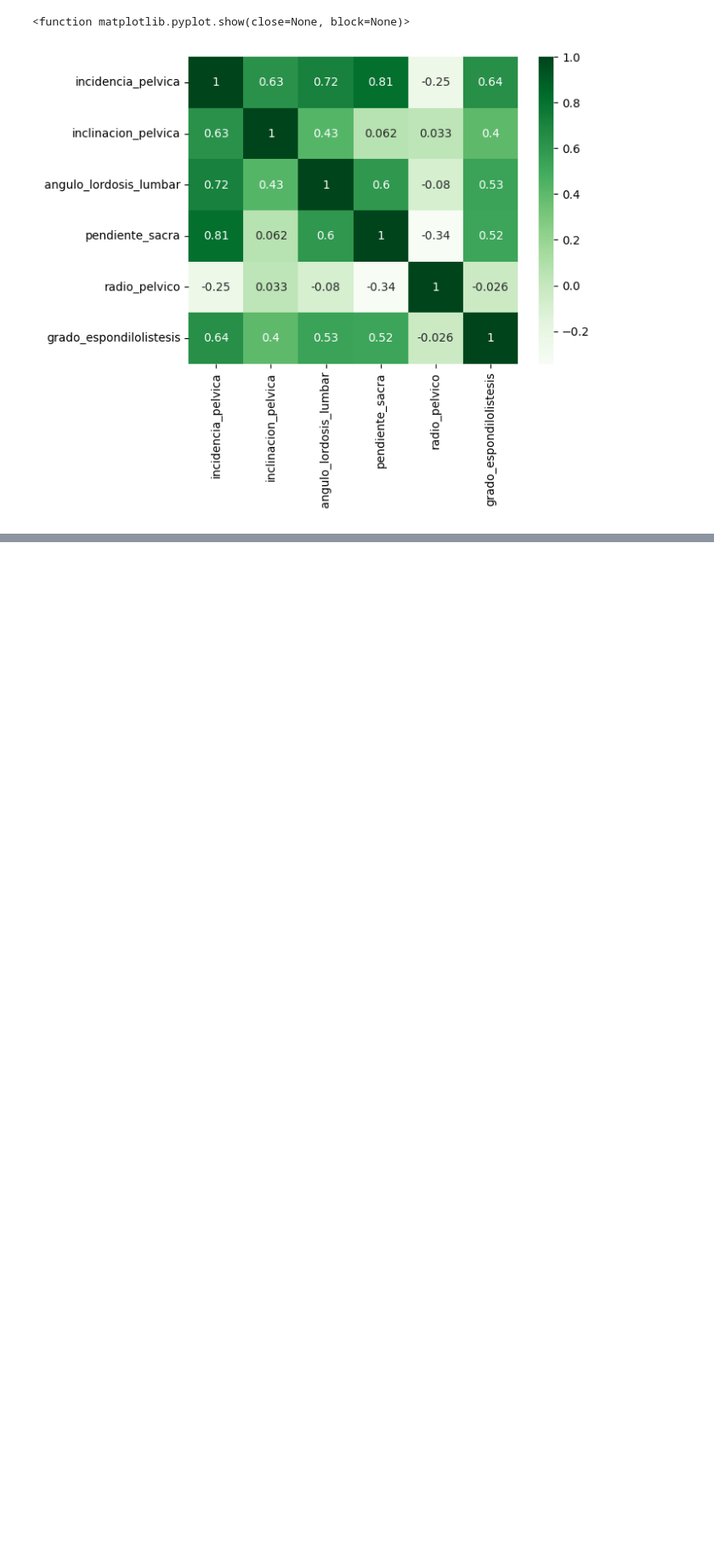
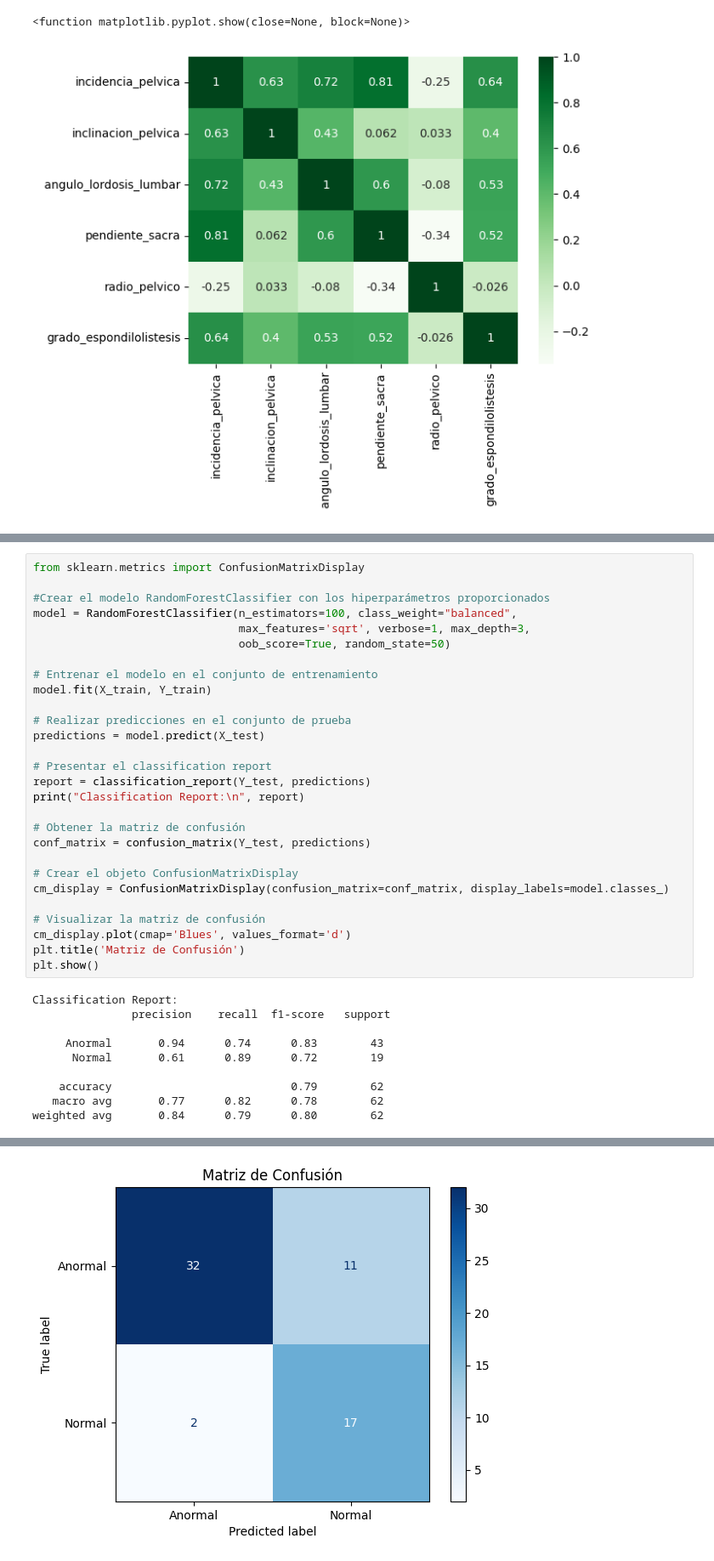
Before and after one commit to notGabo/ET_MachineLearning, a Jupyter notebook: et_ml.ipynb, the cells around one changed output, grey strips where cells are left out. Shown: that part at 85% size. Drawn from its saved outputs; the diff is of its cells as text; blank space fills up the shorter version.

```diff
--- a/et_ml.ipynb
+++ b/et_ml.ipynb
@@ -210,0 +225,38 @@ Y = df.clase.copy()
+# %%
+from sklearn.metrics import ConfusionMatrixDisplay
+
+#Crear el modelo RandomForestClassifier con los hiperparámetros proporcionados
+model = RandomForestClassifier(n_estimators=100, class_weight="balanced",
+                               max_features='sqrt', verbose=1, max_depth=3,
+                               oob_score=True, random_state=50)
+
+# Entrenar el modelo en el conjunto de entrenamiento
+model.fit(X_train, Y_train)
+
+# Realizar predicciones en el conjunto de prueba
+predictions = model.predict(X_test)
+
+# Presentar el classification report
+report = classification_report(Y_test, predictions)
+print("Classification Report:\n", report)
+
+# Obtener la matriz de confusión
+conf_matrix = confusion_matrix(Y_test, predictions)
+
+# Crear el objeto ConfusionMatrixDisplay
+cm_display = ConfusionMatrixDisplay(confusion_matrix=conf_matrix, display_labels=model.classes_)
+
+# Visualizar la matriz de confusión
+cm_display.plot(cmap='Blues', values_format='d')
+plt.title('Matriz de Confusión')
+plt.show()
+# %% [output]
+Classification Report:
+               precision    recall  f1-score   support
+
+     Anormal       0.94      0.74      0.83        43
+      Normal       0.61      0.89      0.72        19
+
+    accuracy                           0.79        62
+   macro avg       0.77      0.82      0.78        62
+weighted avg       0.84      0.79      0.80        62
@@ -211 +265,2 @@ Y = df.clase.copy()
+[figure, added]
 # %% [markdown]
```
Also changed, not shown: parts of 23 cells of this notebook.
